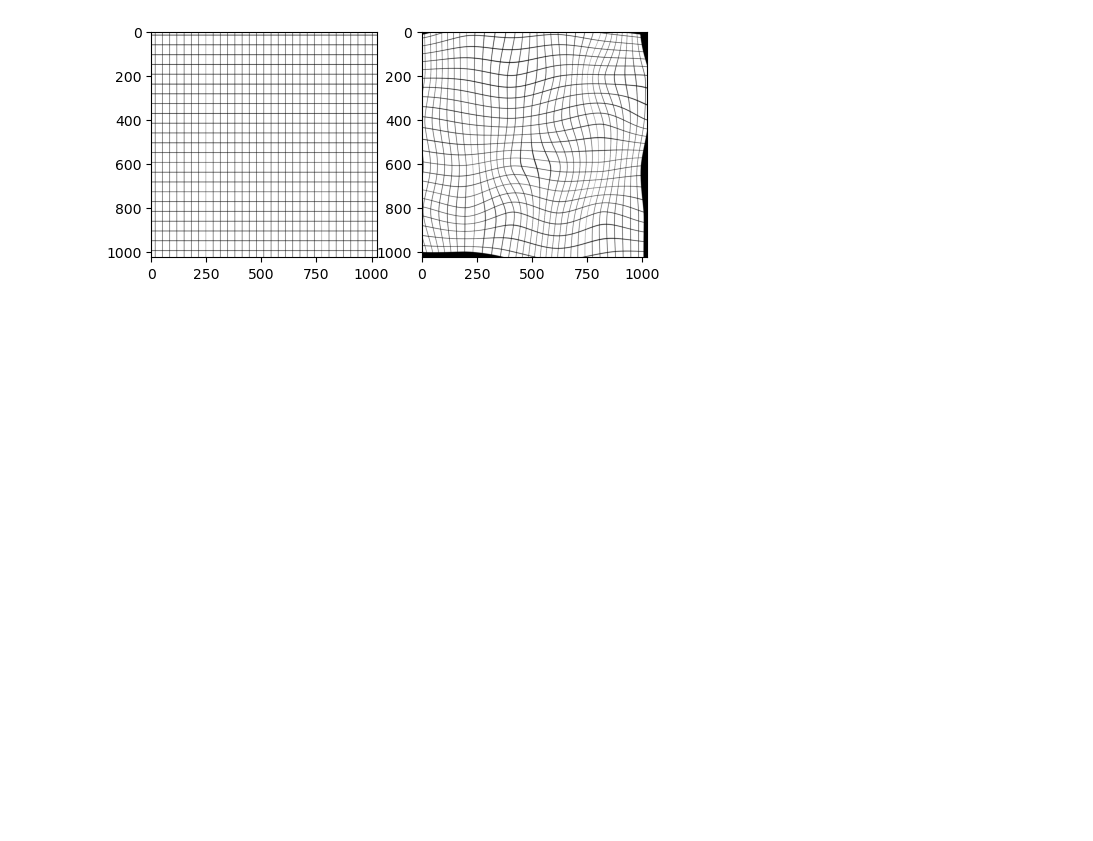
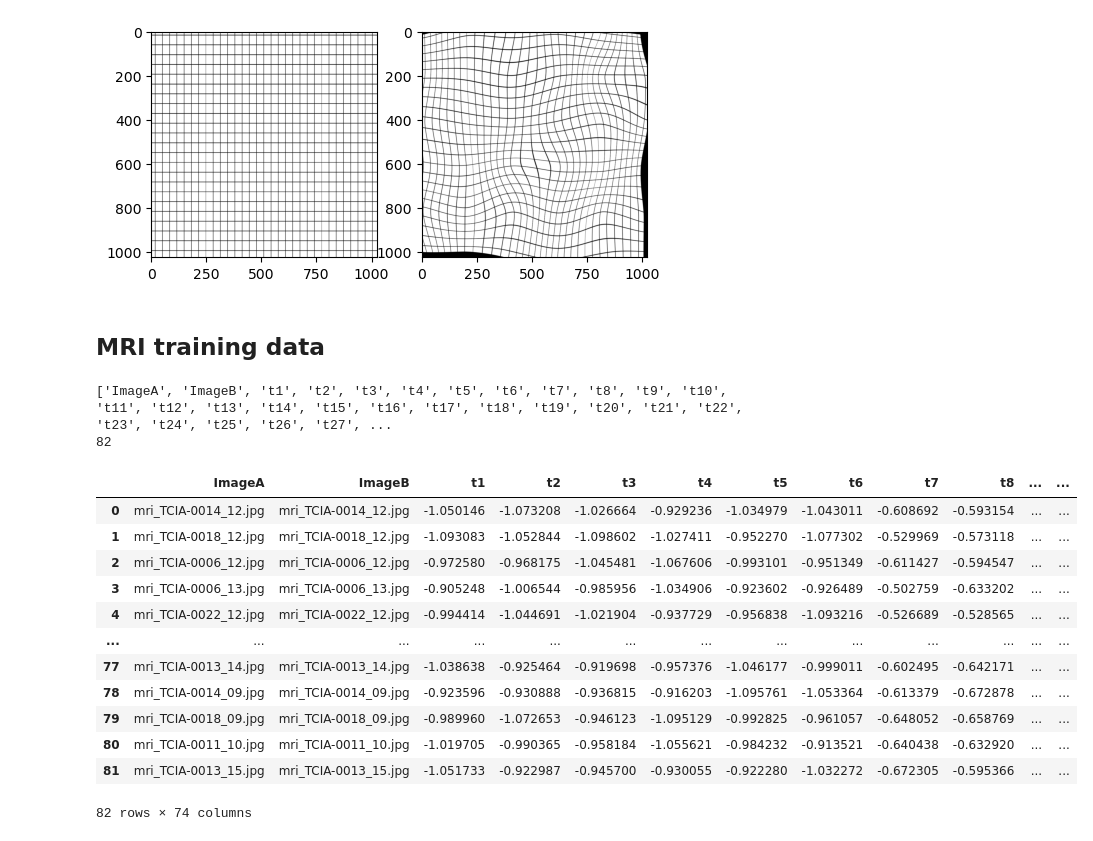
Before and after one commit to Martamasramon/ProsRegNet, a Jupyter notebook: analyse_training_transforms.ipynb, the cells around one changed output. Cells and saved outputs as stored; diff of their text form; code cells hidden in the pictures; blank space fills up the shorter version.

Commit message:
mri training csv

```diff
--- a/analyse_training_transforms.ipynb
+++ b/analyse_training_transforms.ipynb
@@ -168,3 +166,45 @@ sampling grid:  torch.Size([1, 1024, 1024, 2])
 warped:  torch.Size([1, 3, 1024, 1024])
 <matplotlib.image.AxesImage at 0x...>
 [figure]
+# %% [markdown]
+## MRI training data
+# %%
+import glob
+
+columns = ['ImageA','ImageB']
+for i in range(1,73):
+    columns.append('t' + str(i))
+
+print(columns)
+mri_pd = pd.DataFrame(columns=columns)
+
+number_samples   = 0
+
+file_names =  [i[20:] for i in glob.glob('./datasets/training/mri_*')]
+
+for name in file_names:
+    new_row     = random_transform(transforms_pd, name)
+    new_row_pd  = pd.DataFrame.from_dict(new_row)
+    mri_pd      = pd.concat((mri_pd, new_row_pd), ignore_index=True)
+
+    number_samples += 1
+
+print(number_samples)
+mri_pd.to_csv('training_data/tps/mri_train.csv', index=False)
+mri_pd
+# %% [output]
+['ImageA', 'ImageB', 't1', 't2', 't3', 't4', 't5', 't6', 't7', 't8', 't9', 't10', 't11', 't12', 't13', 't14', 't15', 't16', 't17', 't18', 't19', 't20', 't21', 't22', 't23', 't24', 't25', 't26', 't27', ...
+82
+|  | ImageA | ImageB | t1 | t2 | t3 | t4 | t5 | t6 | t7 | t8 | ... | ... |
+| 0 | mri_TCIA-0014_12.jpg | mri_TCIA-0014_12.jpg | -1.050146 | -1.073208 | -1.026664 | -0.929236 | -1.034979 | -1.043011 | -0.608692 | -0.593154 | ... | ... |
+| 1 | mri_TCIA-0018_12.jpg | mri_TCIA-0018_12.jpg | -1.093083 | -1.052844 | -1.098602 | -1.027411 | -0.952270 | -1.077302 | -0.529969 | -0.573118 | ... | ... |
+| 2 | mri_TCIA-0006_12.jpg | mri_TCIA-0006_12.jpg | -0.972580 | -0.968175 | -1.045481 | -1.067606 | -0.993101 | -0.951349 | -0.611427 | -0.594547 | ... | ... |
+| 3 | mri_TCIA-0006_13.jpg | mri_TCIA-0006_13.jpg | -0.905248 | -1.006544 | -0.985956 | -1.034906 | -0.923602 | -0.926489 | -0.502759 | -0.633202 | ... | ... |
+| 4 | mri_TCIA-0022_12.jpg | mri_TCIA-0022_12.jpg | -0.994414 | -1.044691 | -1.021904 | -0.937729 | -0.956838 | -1.093216 | -0.526689 | -0.528565 | ... | ... |
+| ... | ... | ... | ... | ... | ... | ... | ... | ... | ... | ... | ... | ... |
+| 77 | mri_TCIA-0013_14.jpg | mri_TCIA-0013_14.jpg | -1.038638 | -0.925464 | -0.919698 | -0.957376 | -1.046177 | -0.999011 | -0.602495 | -0.642171 | ... | ... |
+| 78 | mri_TCIA-0014_09.jpg | mri_TCIA-0014_09.jpg | -0.923596 | -0.930888 | -0.936815 | -0.916203 | -1.095761 | -1.053364 | -0.613379 | -0.672878 | ... | ... |
+| 79 | mri_TCIA-0018_09.jpg | mri_TCIA-0018_09.jpg | -0.989960 | -1.072653 | -0.946123 | -1.095129 | -0.992825 | -0.961057 | -0.648052 | -0.658769 | ... | ... |
+| 80 | mri_TCIA-0011_10.jpg | mri_TCIA-0011_10.jpg | -1.019705 | -0.990365 | -0.958184 | -1.055621 | -0.984232 | -0.913521 | -0.640438 | -0.632920 | ... | ... |
+| 81 | mri_TCIA-0013_15.jpg | mri_TCIA-0013_15.jpg | -1.051733 | -0.922987 | -0.945700 | -0.930055 | -0.922280 | -1.032272 | -0.672305 | -0.595366 | ... | ... |
+82 rows × 74 columns
```
Also changed, not shown: parts of 1 cell of this notebook, 1 other file.
